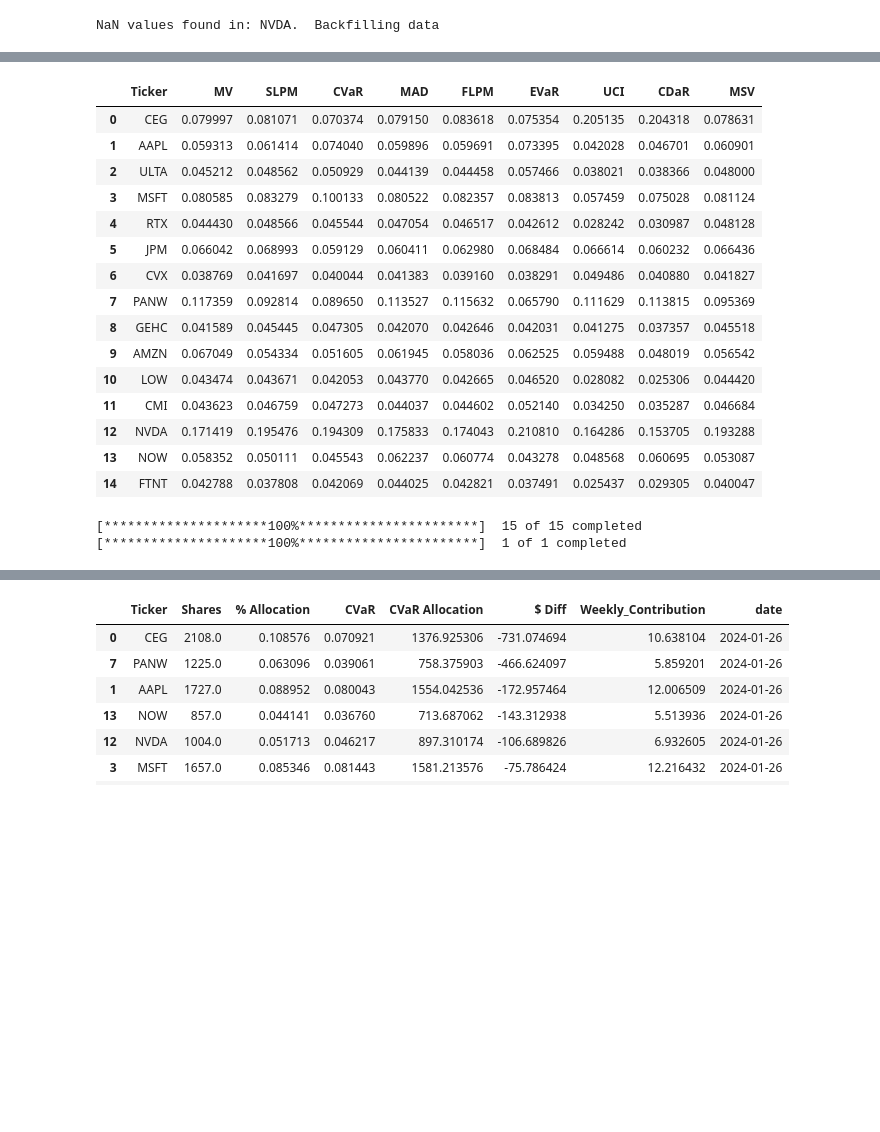
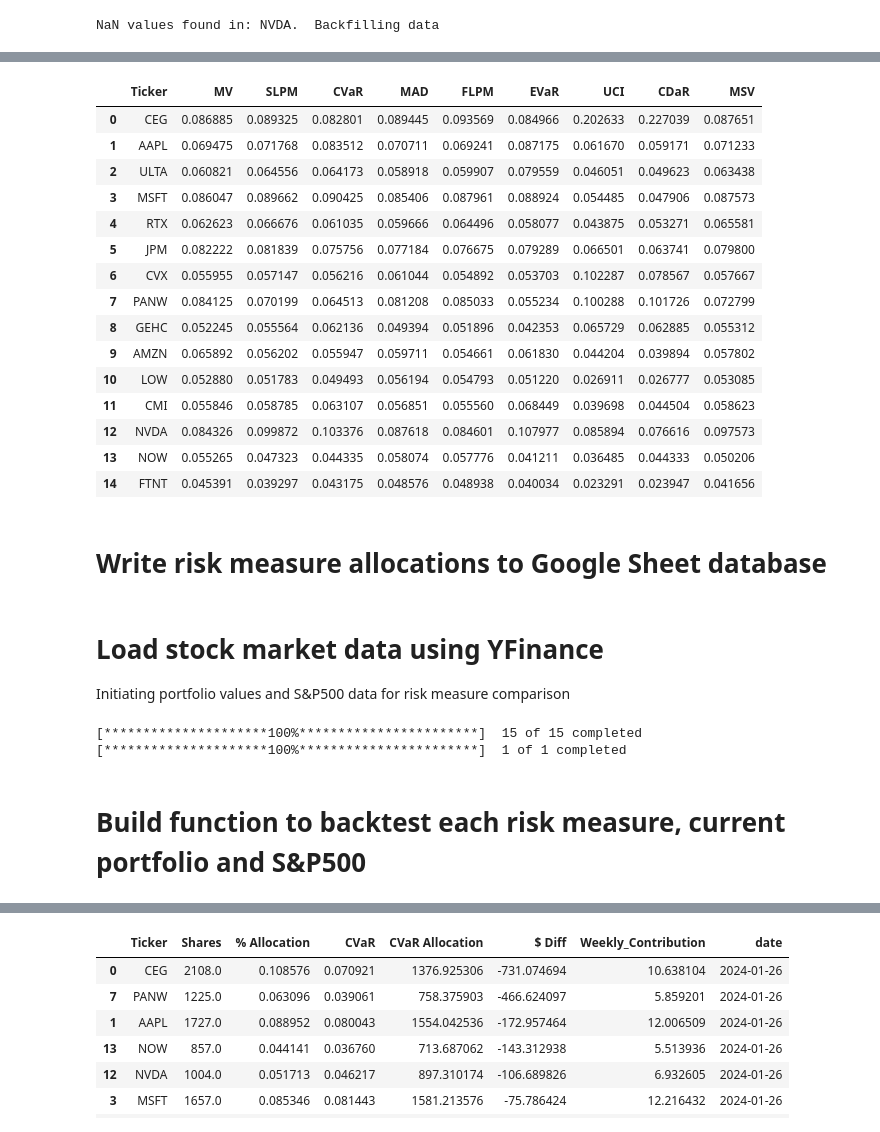
Before and after one commit to AdamCalJohnson/QuantFinance, a Jupyter notebook: Portfolio Optimization/risk_parity_portfolio_optimization.ipynb, the cells around one changed output, grey strips where cells are left out. Drawn from its saved outputs; the diff is of its cells as text; code cells hidden in the pictures; blank space fills up the shorter version.

```diff
--- a/Portfolio Optimization/risk_parity_portfolio_optimization.ipynb
+++ b/Portfolio Optimization/risk_parity_portfolio_optimization.ipynb
@@ -19,8 +35,6 @@ scope = ['https://spreadsheets.google.com/feeds','https://www.googleapis.com/aut
 credentials = ServiceAccountCredentials.from_json_keyfile_name('/Users/adamjohnson/Documents/GoogleCloudService/gspread-api-394113-fcd586f615d5.json', scope)
 
 client = gspread.authorize(credentials)
-
-#sheet =client.open('Risk Parity Database')
 
 sheet =client.open_by_key('1_XjLk6Vrz7ht5twTK_jARrNf8pBkgVztr8ft5o8ADow')
 
@@ -35,11 +49,11 @@ portfolio = pd.DataFrame(portfolio.values[1:], columns=headers)
 
 portfolio = portfolio.rename(columns= {'':'Ticker'})
 
-portfolio['Shares'] = portfolio['Shares'].astype(float)
+portfolio['DollarValue'] = portfolio['Shares'].astype(float)
 
-total_shares = portfolio['Shares'].sum()
+total_shares = portfolio['DollarValue'].sum()
 
-portfolio['% Allocation'] = (portfolio['Shares'] / total_shares)
+portfolio['% Allocation'] = (portfolio['DollarValue'] / total_shares)
 
 portfolio
 # %% [output]
@@ -74,46 +96,48 @@ NaN values found in: NVDA.  Backfilling data
 # %%
 risk_measures = ['MV', 'SLPM', 'CVaR','MAD','FLPM','EVaR','UCI','CDaR','MSV']
 
 weights = pd.DataFrame([])
 
 # Create an instance of the Portfolio class
 P = rp.Portfolio(returns=returns,)
 
 # Define constraints
 P.assets_stats(method_mu='hist', method_cov='hist', d=0.94)
 
-P.lowerret = 0.0020
+P.lowerret = 0.0015
 
 for rm in risk_measures:
 
     w_rp = P.rp_optimization(model='Classic', rm = rm, b=None)
 
     weights = pd.concat([weights, w_rp], axis=1)
 
 weights.columns = risk_measures
 
 weights_deindex = weights.reset_index()
 
 weights_deindex.rename(columns={'index':'Ticker'}, inplace=True )
 
 weights_deindex
 # %% [output]
 |  | Ticker | MV | SLPM | CVaR | MAD | FLPM | EVaR | UCI | CDaR | MSV |
-| 0 | CEG | 0.079997 | 0.081071 | 0.070374 | 0.079150 | 0.083618 | 0.075354 | 0.205135 | 0.204318 | 0.078631 |
-| 1 | AAPL | 0.059313 | 0.061414 | 0.074040 | 0.059896 | 0.059691 | 0.073395 | 0.042028 | 0.046701 | 0.060901 |
-| 2 | ULTA | 0.045212 | 0.048562 | 0.050929 | 0.044139 | 0.044458 | 0.057466 | 0.038021 | 0.038366 | 0.048000 |
-| 3 | MSFT | 0.080585 | 0.083279 | 0.100133 | 0.080522 | 0.082357 | 0.083813 | 0.057459 | 0.075028 | 0.081124 |
-| 4 | RTX | 0.044430 | 0.048566 | 0.045544 | 0.047054 | 0.046517 | 0.042612 | 0.028242 | 0.030987 | 0.048128 |
-| 5 | JPM | 0.066042 | 0.068993 | 0.059129 | 0.060411 | 0.062980 | 0.068484 | 0.066614 | 0.060232 | 0.066436 |
-| 6 | CVX | 0.038769 | 0.041697 | 0.040044 | 0.041383 | 0.039160 | 0.038291 | 0.049486 | 0.040880 | 0.041827 |
-| 7 | PANW | 0.117359 | 0.092814 | 0.089650 | 0.113527 | 0.115632 | 0.065790 | 0.111629 | 0.113815 | 0.095369 |
-| 8 | GEHC | 0.041589 | 0.045445 | 0.047305 | 0.042070 | 0.042646 | 0.042031 | 0.041275 | 0.037357 | 0.045518 |
-| 9 | AMZN | 0.067049 | 0.054334 | 0.051605 | 0.061945 | 0.058036 | 0.062525 | 0.059488 | 0.048019 | 0.056542 |
-| 10 | LOW | 0.043474 | 0.043671 | 0.042053 | 0.043770 | 0.042665 | 0.046520 | 0.028082 | 0.025306 | 0.044420 |
-| 11 | CMI | 0.043623 | 0.046759 | 0.047273 | 0.044037 | 0.044602 | 0.052140 | 0.034250 | 0.035287 | 0.046684 |
-| 12 | NVDA | 0.171419 | 0.195476 | 0.194309 | 0.175833 | 0.174043 | 0.210810 | 0.164286 | 0.153705 | 0.193288 |
-| 13 | NOW | 0.058352 | 0.050111 | 0.045543 | 0.062237 | 0.060774 | 0.043278 | 0.048568 | 0.060695 | 0.053087 |
-| 14 | FTNT | 0.042788 | 0.037808 | 0.042069 | 0.044025 | 0.042821 | 0.037491 | 0.025437 | 0.029305 | 0.040047 |
+| 0 | CEG | 0.086885 | 0.089325 | 0.082801 | 0.089445 | 0.093569 | 0.084966 | 0.202633 | 0.227039 | 0.087651 |
+| 1 | AAPL | 0.069475 | 0.071768 | 0.083512 | 0.070711 | 0.069241 | 0.087175 | 0.061670 | 0.059171 | 0.071233 |
+| 2 | ULTA | 0.060821 | 0.064556 | 0.064173 | 0.058918 | 0.059907 | 0.079559 | 0.046051 | 0.049623 | 0.063438 |
+| 3 | MSFT | 0.086047 | 0.089662 | 0.090425 | 0.085406 | 0.087961 | 0.088924 | 0.054485 | 0.047906 | 0.087573 |
+| 4 | RTX | 0.062623 | 0.066676 | 0.061035 | 0.059666 | 0.064496 | 0.058077 | 0.043875 | 0.053271 | 0.065581 |
+| 5 | JPM | 0.082222 | 0.081839 | 0.075756 | 0.077184 | 0.076675 | 0.079289 | 0.066501 | 0.063741 | 0.079800 |
+| 6 | CVX | 0.055955 | 0.057147 | 0.056216 | 0.061044 | 0.054892 | 0.053703 | 0.102287 | 0.078567 | 0.057667 |
+| 7 | PANW | 0.084125 | 0.070199 | 0.064513 | 0.081208 | 0.085033 | 0.055234 | 0.100288 | 0.101726 | 0.072799 |
+| 8 | GEHC | 0.052245 | 0.055564 | 0.062136 | 0.049394 | 0.051896 | 0.042353 | 0.065729 | 0.062885 | 0.055312 |
+| 9 | AMZN | 0.065892 | 0.056202 | 0.055947 | 0.059711 | 0.054661 | 0.061830 | 0.044204 | 0.039894 | 0.057802 |
+| 10 | LOW | 0.052880 | 0.051783 | 0.049493 | 0.056194 | 0.054793 | 0.051220 | 0.026911 | 0.026777 | 0.053085 |
+| 11 | CMI | 0.055846 | 0.058785 | 0.063107 | 0.056851 | 0.055560 | 0.068449 | 0.039698 | 0.044504 | 0.058623 |
+| 12 | NVDA | 0.084326 | 0.099872 | 0.103376 | 0.087618 | 0.084601 | 0.107977 | 0.085894 | 0.076616 | 0.097573 |
+| 13 | NOW | 0.055265 | 0.047323 | 0.044335 | 0.058074 | 0.057776 | 0.041211 | 0.036485 | 0.044333 | 0.050206 |
+| 14 | FTNT | 0.045391 | 0.039297 | 0.043175 | 0.048576 | 0.048938 | 0.040034 | 0.023291 | 0.023947 | 0.041656 |
+# %% [markdown]
+# Write risk measure allocations to Google Sheet database
 # %%
 scope = ['https://spreadsheets.google.com/feeds','https://www.googleapis.com/auth/spreadsheets','https://www.googleapis.com/auth/drive.file','https://www.googleapis.com/auth/drive']
 
@@ -132,6 +156,10 @@ sheet_instance = sheet.get_worksheet(1)
 #sheet.values_append('RM Weights!A1',{'valueInputOption' : 'RAW'}, {'values':mapping_list})
 
 set_with_dataframe(sheet_instance,weights_deindex)
+# %% [markdown]
+# Load stock market data using YFinance
+
+Initiating portfolio values and S&P500 data for risk measure comparison
 # %%
 stock_data = yf.download(symbols, start= start, end= end)['Adj Close']
 
@@ -150,6 +178,8 @@ sp500_data = sp500_data.to_frame(name='S&P500')
 # %% [output]
 [*********************100%***********************]  15 of 15 completed
 [*********************100%***********************]  1 of 1 completed
+# %% [markdown]
+# Build function to backtest each risk measure, current portfolio and S&P500
 # %%
 results = {}
 
```
Also changed, not shown: parts of 9 cells of this notebook.
